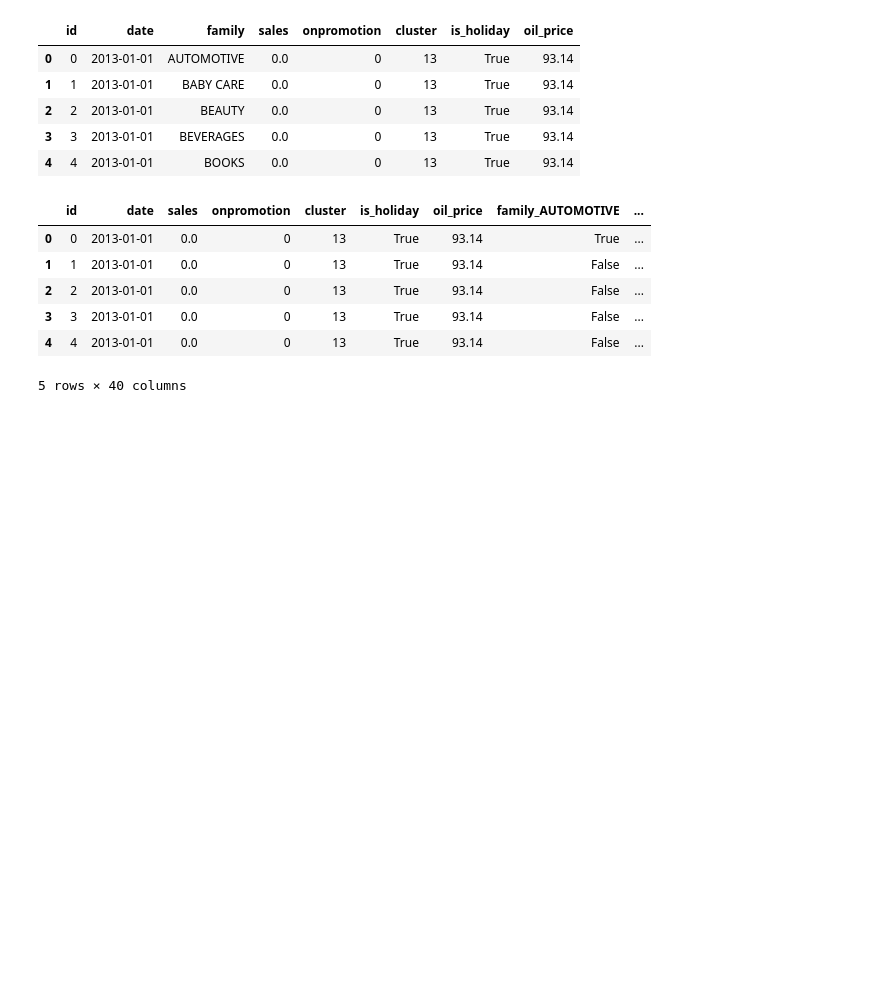
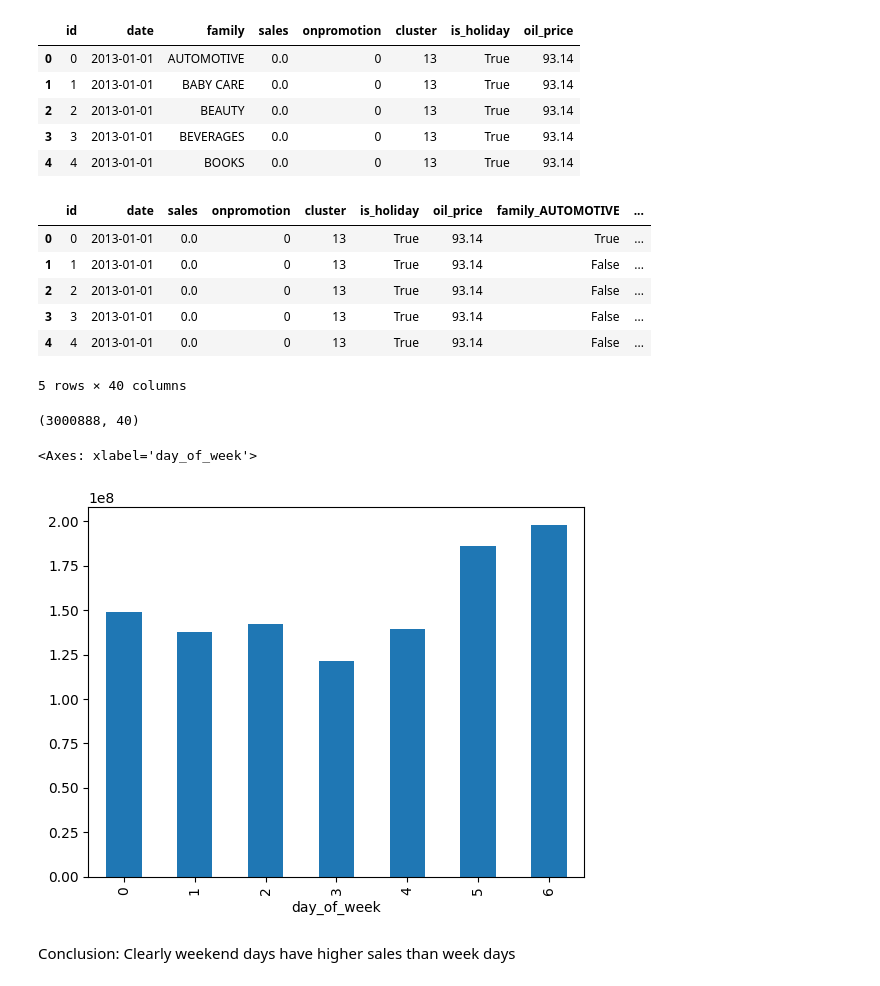
Before and after one commit to tomaszbk/time_series__sales_forecasting_ml, a Jupyter notebook: EDA.ipynb, the cells around one changed output. Drawn from its saved outputs; the diff is of its cells as text; code cells hidden in the pictures; blank space fills up the shorter version.

```diff
--- a/EDA.ipynb
+++ b/EDA.ipynb
@@ -55 +62,3 @@ holidays_filtered.head()
+# %%
+holidays_filtered = holidays_filtered.drop_duplicates()
 # %%
@@ -75,2 +94,3 @@ Index(['id', 'date', 'family', 'sales', 'onpromotion', 'cluster',
 # %%
-final_merged_df = merged_store_holiday_train = pd.merge(merged_store_holiday_train, filled_oil_df, on=['date', 'date'])
+final_merged_df = pd.merge(merged_store_holiday_train, filled_oil_df, on=['date', 'date'], how='left')
+final_merged_df = final_merged_df.bfill()
@@ -95,3 +119,16 @@ df_with_dummies.head()
 | 3 | 3 | 2013-01-01 | 0.0 | 0 | 13 | True | 93.14 | False | ... |
 | 4 | 4 | 2013-01-01 | 0.0 | 0 | 13 | True | 93.14 | False | ... |
 5 rows × 40 columns
+# %%
+df_with_dummies.shape
+# %% [output]
+(3000888, 40)
+# %%
+df_with_dummies['day_of_week'] = pd.to_datetime(df_with_dummies['date']).dt.dayofweek
+# %%
+df_with_dummies.groupby('day_of_week')['sales'].sum().plot(kind='bar')
+# %% [output]
+<Axes: xlabel='day_of_week'>
+[figure, added]
+# %% [markdown]
+Conclusion: Clearly weekend days have higher sales than week days
```
Also changed, not shown: parts of 21 cells of this notebook, 3 other files.
